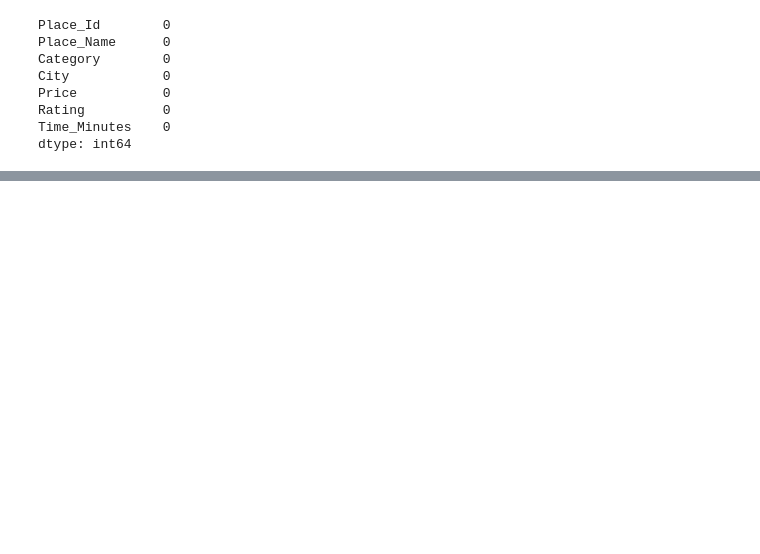
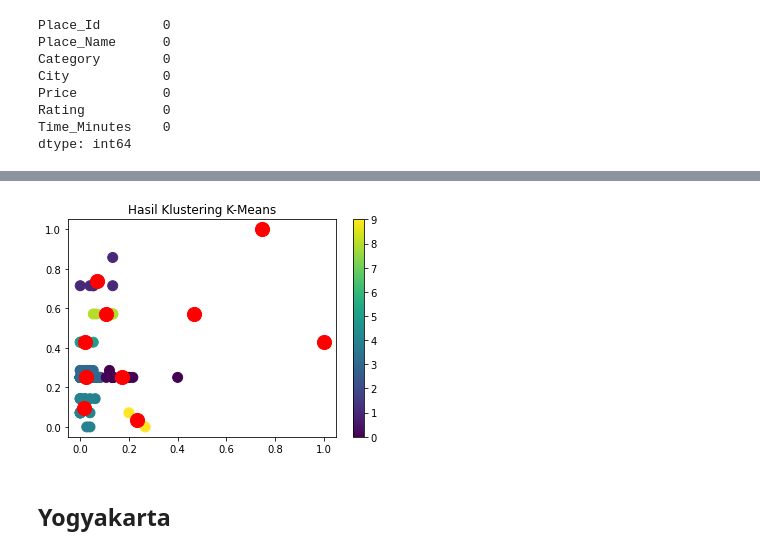
Before and after one commit to AgungP88/getloc-apps, a Jupyter notebook: Clustering_Tourism.ipynb, the cells around one changed output, grey strips where cells are left out. Saved outputs shown, nothing was run; the diff lists cells and outputs as text; code cells hidden in the pictures; blank space fills up the shorter version.

```diff
--- a/Clustering_Tourism.ipynb
+++ b/Clustering_Tourism.ipynb
@@ -216,0 +255,8 @@ plt.show()
+# %%
+featureset_bandung = tourism_bandung[['Price', 'Time_Minutes']]
+# %%
+from sklearn.preprocessing import MinMaxScaler
+x = featureset_bandung.values #returns a numpy array
+min_max_scaler = MinMaxScaler()
+feature_mtx = min_max_scaler.fit_transform(x)
+feature_mtx [0:5]
@@ -216,0 +282,4 @@ plt.show()
+# %%
+agglom = KMeans(n_clusters = 10)
+agglom.fit(feature_mtx)
+agglom.labels_
@@ -216,0 +296,3 @@ plt.show()
+# %%
+tourism_bandung['cluster_'] = agglom.labels_
+tourism_bandung
@@ -216,0 +317,11 @@ plt.show()
+# %%
+output = plt.scatter(feature_mtx[:,0], feature_mtx[:,1], s = 100, c = tourism_bandung.cluster_, marker = "o", alpha = 1, )
+centers = agglom.cluster_centers_
+plt.scatter(centers[:,0], centers[:,1], c='red', s=200, alpha=1 , marker="o");
+plt.title("Hasil Klustering K-Means")
+plt.colorbar (output)
+plt.show()
+# %% [output]
+[figure, added]
+# %% [markdown]
+## Yogyakarta
```
Also changed, not shown: parts of 62 cells of this notebook, 2 other files.
